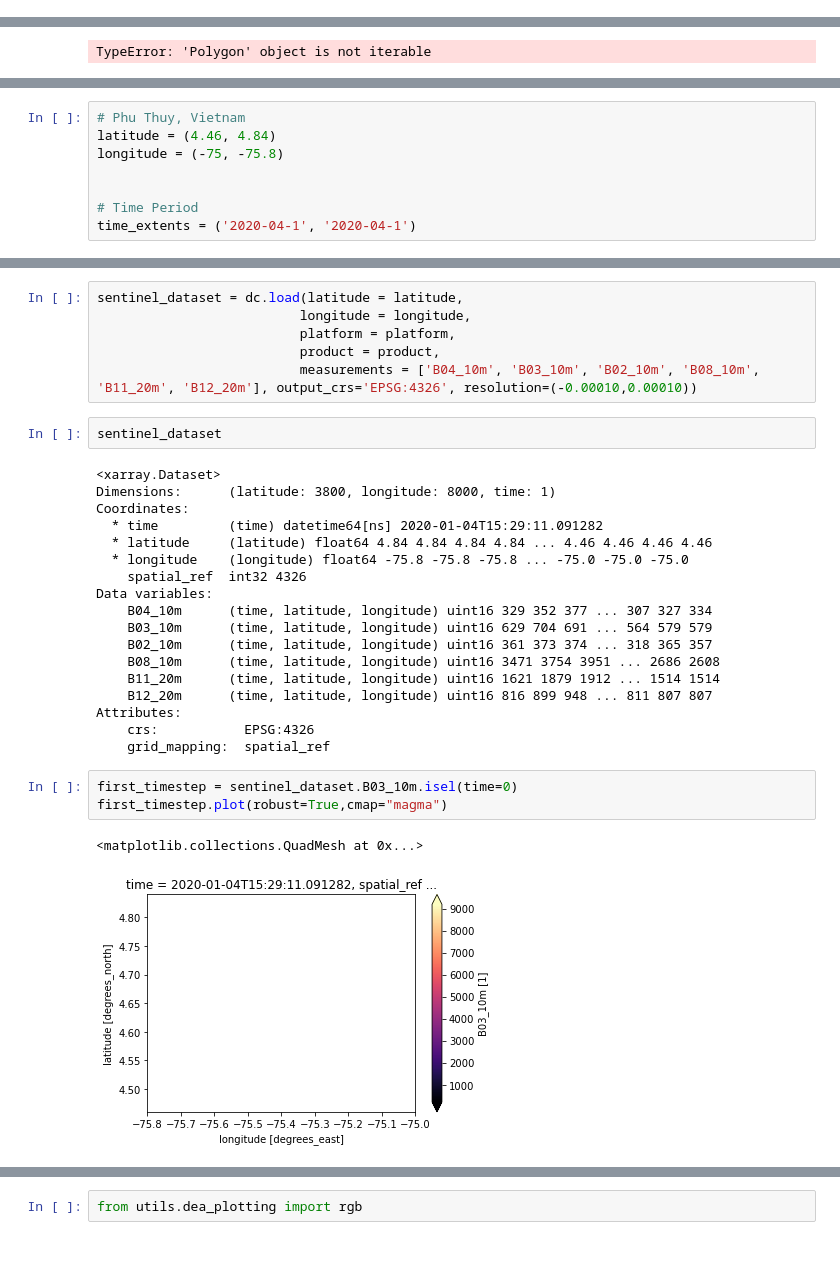
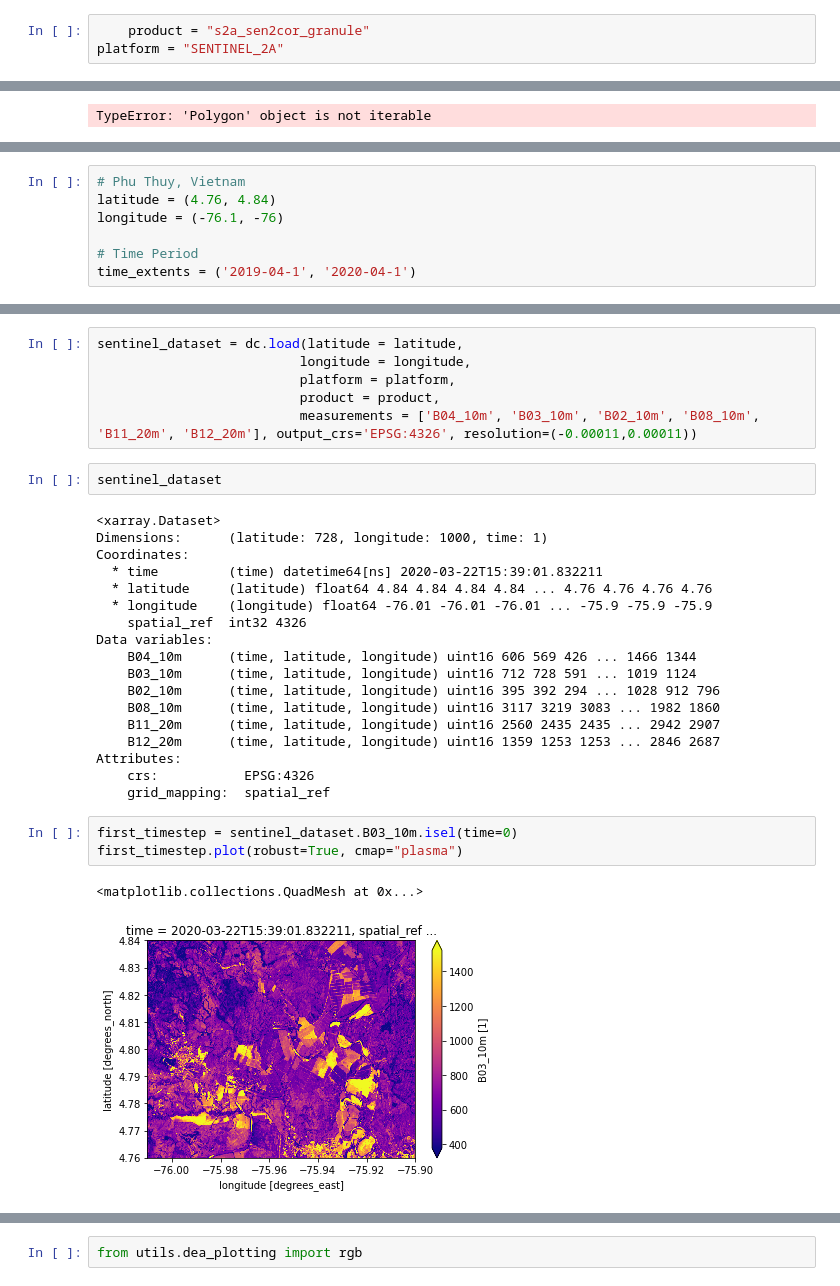
Before and after one commit to sarabepu/Sentinel-2, a Jupyter notebook: analysis.ipynb, the cells around one changed output, grey strips where cells are left out. Drawn from its saved outputs; the diff is of its cells as text; blank space fills up the shorter version.

```diff
--- a/analysis.ipynb
+++ b/analysis.ipynb
@@ -49,3 +40,6 @@ platform = "SENTINEL_2B"
+# %%
+    product = "s2a_sen2cor_granule"
+platform = "SENTINEL_2A"
 # %%
 
 from utils.data_cube_utilities.dc_load import get_product_extents
@@ -66,12 +62,11 @@ display_map(full_lat, full_lon)
 [interactive output not drawn]
 # %%
 # Phu Thuy, Vietnam
-latitude = (4.46, 4.84)
-longitude = (-75, -75.8)
-
+latitude = (4.76, 4.84)
+longitude = (-76.1, -76)
 
 # Time Period
-time_extents = ('2020-04-1', '2020-04-1')
+time_extents = ('2019-04-1', '2020-04-1')
 # %%
 from utils.data_cube_utilities.dc_display_map import display_map
 display_map(latitude,longitude)
@@ -82,30 +77,30 @@ sentinel_dataset = dc.load(latitude = latitude,
                           longitude = longitude,
                           platform = platform,
                           product = product,
-                          measurements = ['B04_10m', 'B03_10m', 'B02_10m', 'B08_10m', 'B11_20m', 'B12_20m'], output_crs='EPSG:4326', resolution=(-0.00010,0.00010))
+                          measurements = ['B04_10m', 'B03_10m', 'B02_10m', 'B08_10m', 'B11_20m', 'B12_20m'], output_crs='EPSG:4326', resolution=(-0.00011,0.00011))
 # %%
 sentinel_dataset
 # %% [output]
 <xarray.Dataset>
-Dimensions:      (latitude: 3800, longitude: 8000, time: 1)
+Dimensions:      (latitude: 728, longitude: 1000, time: 1)
 Coordinates:
-  * time         (time) datetime64[ns] 2020-01-04T15:29:11.091282
-  * latitude     (latitude) float64 4.84 4.84 4.84 4.84 ... 4.46 4.46 4.46 4.46
-  * longitude    (longitude) float64 -75.8 -75.8 -75.8 ... -75.0 -75.0 -75.0
+  * time         (time) datetime64[ns] 2020-03-22T15:39:01.832211
+  * latitude     (latitude) float64 4.84 4.84 4.84 4.84 ... 4.76 4.76 4.76 4.76
+  * longitude    (longitude) float64 -76.01 -76.01 -76.01 ... -75.9 -75.9 -75.9
     spatial_ref  int32 4326
 Data variables:
-    B04_10m      (time, latitude, longitude) uint16 329 352 377 ... 307 327 334
-    B03_10m      (time, latitude, longitude) uint16 629 704 691 ... 564 579 579
-    B02_10m      (time, latitude, longitude) uint16 361 373 374 ... 318 365 357
-    B08_10m      (time, latitude, longitude) uint16 3471 3754 3951 ... 2686 2608
-    B11_20m      (time, latitude, longitude) uint16 1621 1879 1912 ... 1514 1514
-    B12_20m      (time, latitude, longitude) uint16 816 899 948 ... 811 807 807
+    B04_10m      (time, latitude, longitude) uint16 606 569 426 ... 1466 1344
+    B03_10m      (time, latitude, longitude) uint16 712 728 591 ... 1019 1124
+    B02_10m      (time, latitude, longitude) uint16 395 392 294 ... 1028 912 796
+    B08_10m      (time, latitude, longitude) uint16 3117 3219 3083 ... 1982 1860
+    B11_20m      (time, latitude, longitude) uint16 2560 2435 2435 ... 2942 2907
+    B12_20m      (time, latitude, longitude) uint16 1359 1253 1253 ... 2846 2687
 Attributes:
     crs:           EPSG:4326
     grid_mapping:  spatial_ref
 # %%
 first_timestep = sentinel_dataset.B03_10m.isel(time=0)
-first_timestep.plot(robust=True,cmap="magma")
+first_timestep.plot(robust=True, cmap="plasma")
 # %% [output]
 <matplotlib.collections.QuadMesh at 0x...>
-[figure, old version]
+[figure, new version]
```
Also changed, not shown: parts of 10 cells of this notebook, 1 other file.
